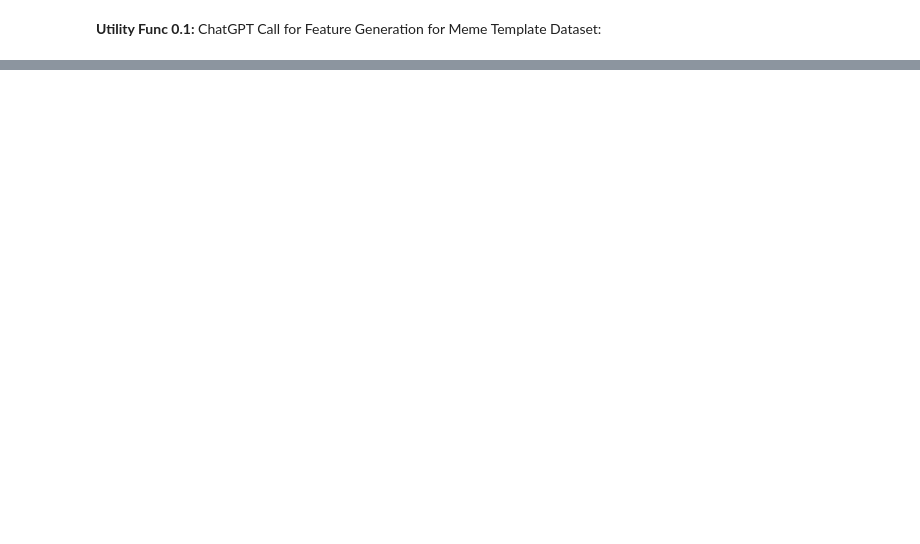
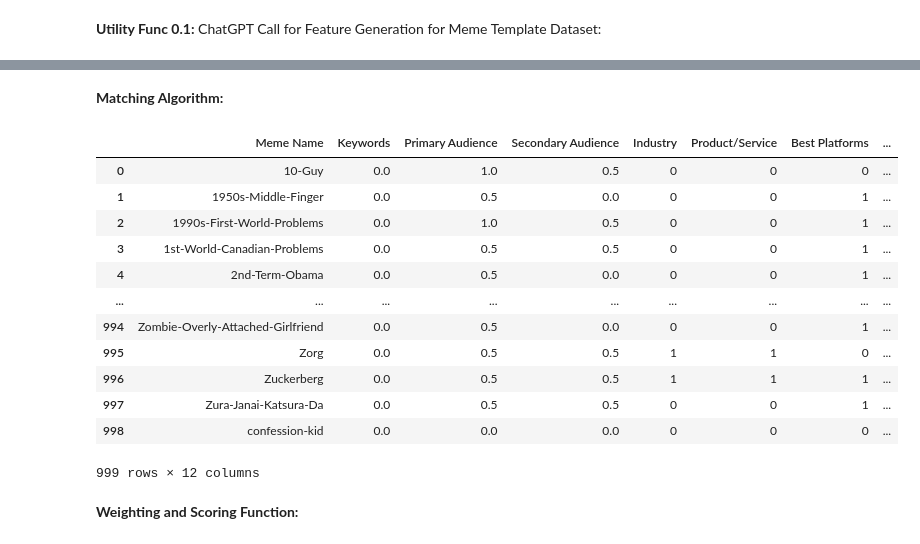
Before and after one commit to ibrahimm7004/hype, a Jupyter notebook: meme-gen.ipynb, the cells around one changed output, grey strips where cells are left out. Cells and saved outputs as stored; diff of their text form; code cells hidden in the pictures; blank space fills up the shorter version.

```diff
--- a/meme-gen.ipynb
+++ b/meme-gen.ipynb
@@ -153,0 +375,9 @@ print(json.dumps(meme_features, indent=4))
+# %%
+keywords = ["productivity", "organization", "time management", "students", "remote work", "professionals", "task management", "efficiency", "frustration", "workflow"]
+# %%
+columns = ["Keywords", "Primary Audience", "Secondary Audience", "Industry", "Product/Service", "Best Platforms",
+           "Humor Style", "Emotion Targeted", "Engagement Type", "Seasonality", "Tone Alignment"]
+
+user_input_df = pd.DataFrame([[keywords, primary_audience, secondary_audience, industry, product_service, best_platforms,
+                               humor_style, emotion_targeted, engagement_type, seasonality, tone_alignment]],
+                              columns=columns)
@@ -153,0 +393,2 @@ print(json.dumps(meme_features, indent=4))
+# %%
+memes_dataset_loaded = pd.read_csv(r"C:\Users\hp\Desktop\fyp\mvp\memes_dataset.csv")
@@ -153,0 +404,2 @@ print(json.dumps(meme_features, indent=4))
+# %% [markdown]
+__Matching Algorithm:__
@@ -153,0 +467,20 @@ print(json.dumps(meme_features, indent=4))
+# %%
+matches_df = matching(user_input_df, memes_dataset_loaded)
+# %%
+matches_df
+# %% [output]
+|  | Meme Name | Keywords | Primary Audience | Secondary Audience | Industry | Product/Service | Best Platforms | ... |
+| 0 | 10-Guy | 0.0 | 1.0 | 0.5 | 0 | 0 | 0 | ... |
+| 1 | 1950s-Middle-Finger | 0.0 | 0.5 | 0.0 | 0 | 0 | 1 | ... |
+| 2 | 1990s-First-World-Problems | 0.0 | 1.0 | 0.5 | 0 | 0 | 1 | ... |
+| 3 | 1st-World-Canadian-Problems | 0.0 | 0.5 | 0.5 | 0 | 0 | 1 | ... |
+| 4 | 2nd-Term-Obama | 0.0 | 0.5 | 0.0 | 0 | 0 | 1 | ... |
+| ... | ... | ... | ... | ... | ... | ... | ... | ... |
+| 994 | Zombie-Overly-Attached-Girlfriend | 0.0 | 0.5 | 0.0 | 0 | 0 | 1 | ... |
+| 995 | Zorg | 0.0 | 0.5 | 0.5 | 1 | 1 | 0 | ... |
+| 996 | Zuckerberg | 0.0 | 0.5 | 0.5 | 1 | 1 | 1 | ... |
+| 997 | Zura-Janai-Katsura-Da | 0.0 | 0.5 | 0.5 | 0 | 0 | 1 | ... |
+| 998 | confession-kid | 0.0 | 0.0 | 0.0 | 0 | 0 | 0 | ... |
+999 rows × 12 columns
+# %% [markdown]
+__Weighting and Scoring Function:__
```
Also changed, not shown: parts of 53 cells of this notebook.
